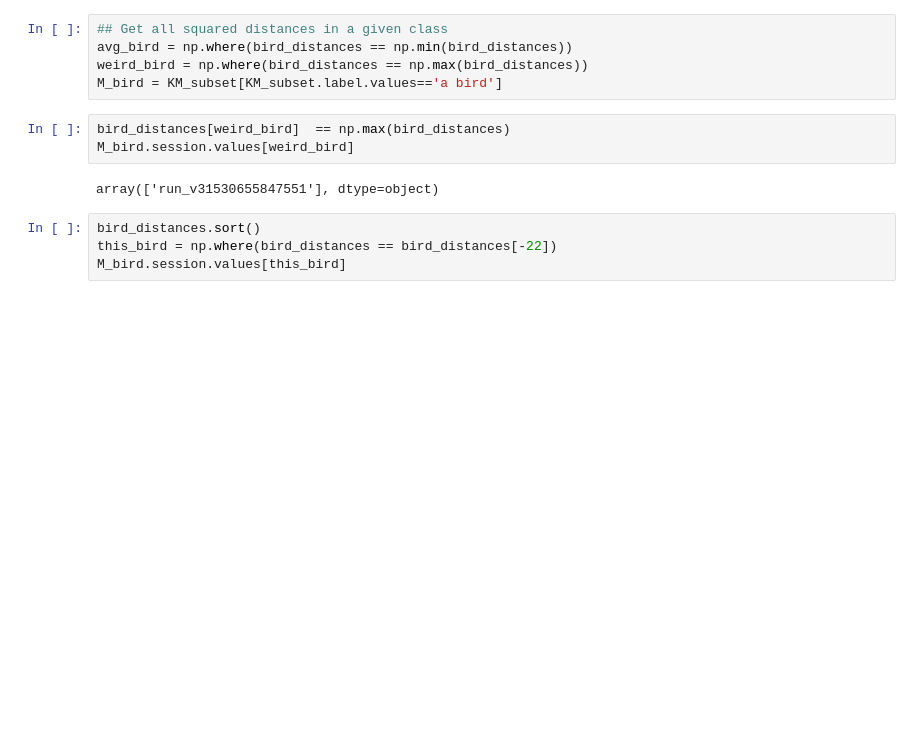
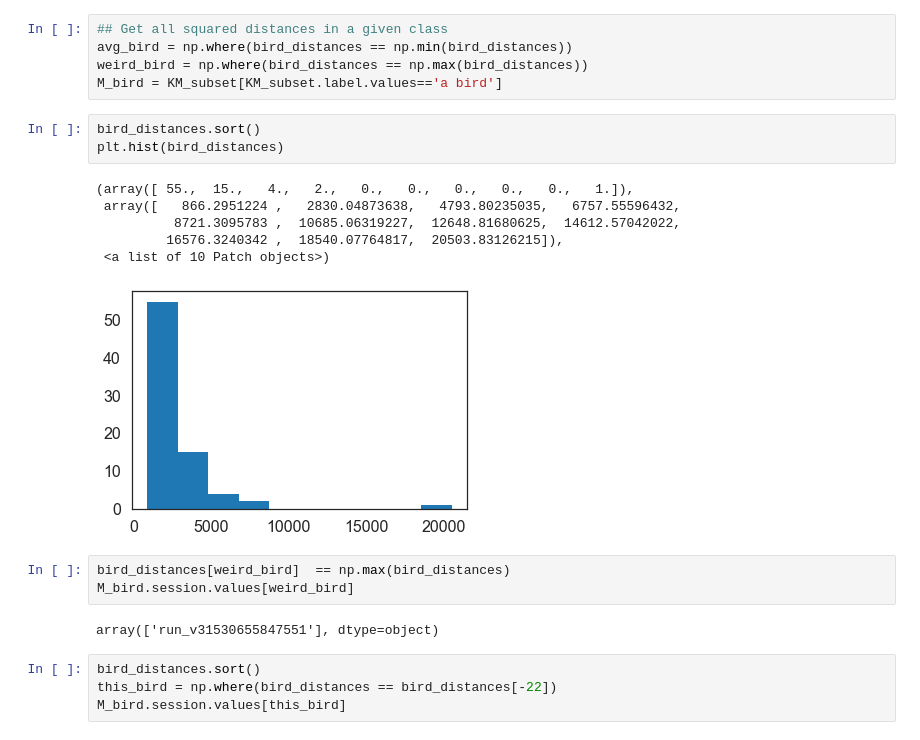
Before and after one commit to brialorelle/kiddraw, a Jupyter notebook: analysis/museumstation/main/analyze_features_museumstation_local_srcd_followups.ipynb, the cells around one changed output. Cells and saved outputs as stored; diff of their text form; blank space fills up the shorter version.

```diff
--- a/analysis/museumstation/main/analyze_features_museumstation_local_srcd_followups.ipynb
+++ b/analysis/museumstation/main/analyze_features_museumstation_local_srcd_followups.ipynb
@@ -263,6 +397,16 @@ bird_distances = get_class_distances(KF_subset,KM_subset,'a bird')
 avg_bird = np.where(bird_distances == np.min(bird_distances))
 weird_bird = np.where(bird_distances == np.max(bird_distances))
 M_bird = KM_subset[KM_subset.label.values=='a bird']
+# %%
+bird_distances.sort()
+plt.hist(bird_distances)
+# %% [output]
+(array([ 55.,  15.,   4.,   2.,   0.,   0.,   0.,   0.,   0.,   1.]),
+ array([   866.2951224 ,   2830.04873638,   4793.80235035,   6757.55596432,
+          8721.3095783 ,  10685.06319227,  12648.81680625,  14612.57042022,
+         16576.3240342 ,  18540.07764817,  20503.83126215]),
+ <a list of 10 Patch objects>)
+[figure, added]
 # %%
 bird_distances[weird_bird]  == np.max(bird_distances)
 M_bird.session.values[weird_bird]
```
Also changed, not shown: parts of 11 cells of this notebook.
